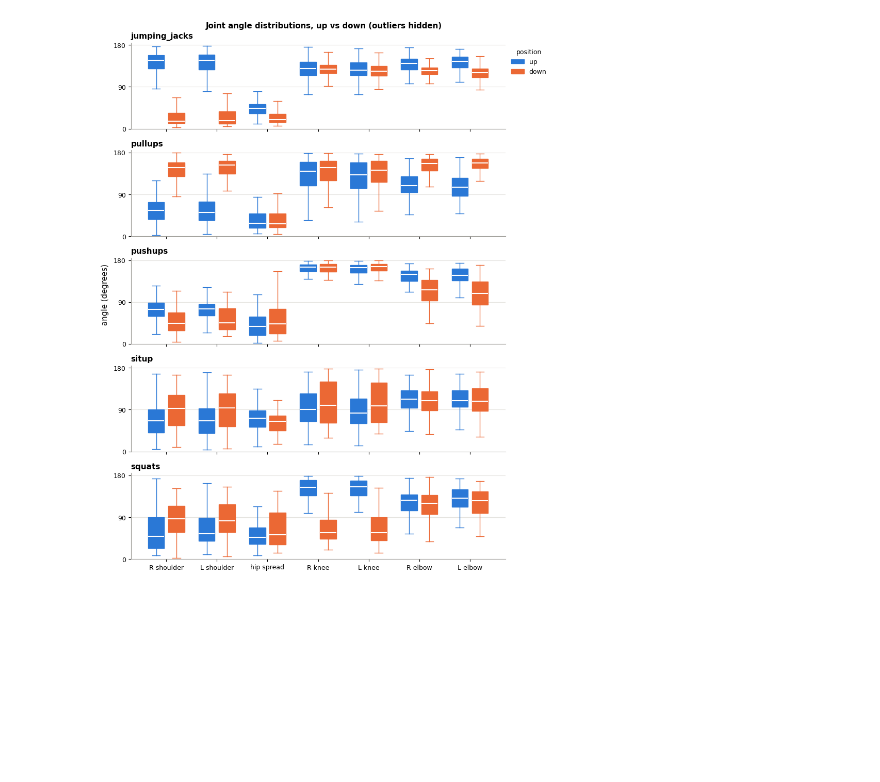
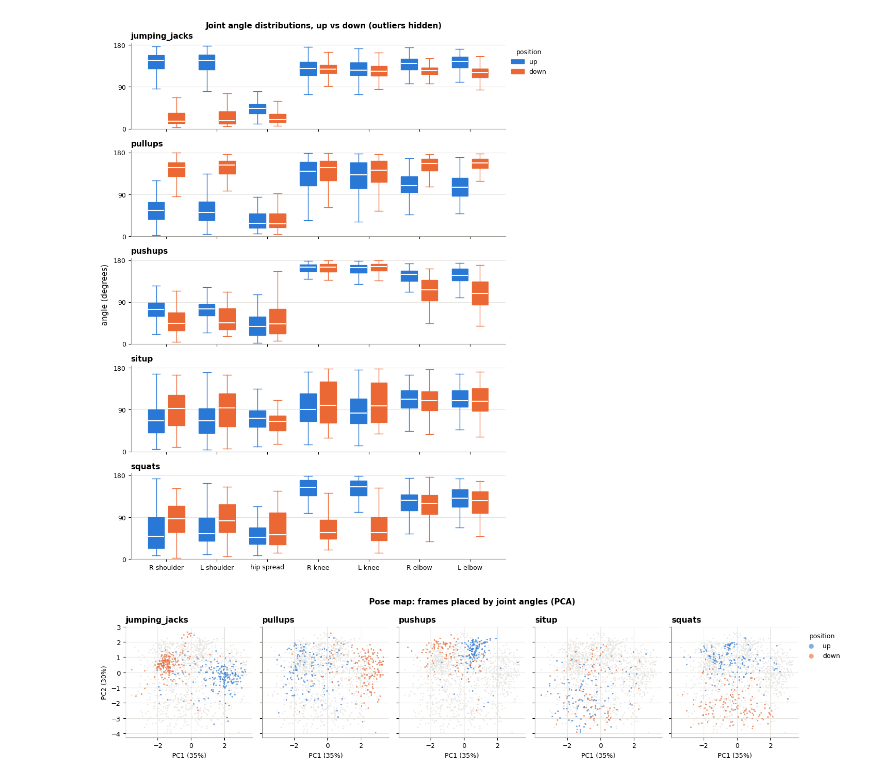
Before and after one commit to Ekimxii/fitness_pose_tracker, a Jupyter notebook: form_analysis.ipynb, the cells around one changed output. Saved outputs shown, nothing was run; the diff lists cells and outputs as text; code cells hidden in the pictures; blank space fills up the shorter version.

Commit message:
Created using Colab visualization 5

```diff
--- a/form_analysis.ipynb
+++ b/form_analysis.ipynb
@@ -163,3 +174,31 @@ fig.suptitle("Joint angle distributions, up vs down (outliers hidden)", fontweig
 plt.tight_layout()
 # %% [output]
 [figure]
+# %%
+# 5. Pose map: every frame placed by its joint angles (PCA), one panel per exercise
+import numpy as np
+from sklearn.decomposition import PCA
+from sklearn.preprocessing import StandardScaler
+
+X = StandardScaler().fit_transform(data[angle_cols])
+pca = PCA(n_components=2).fit(X)
+pc = pca.transform(X)
+var = pca.explained_variance_ratio_ * 100
+
+fig, axes = plt.subplots(1, len(exercises), figsize=(2.9 * len(exercises), 3.3),
+                         sharex=True, sharey=True)
+for ax, ex in zip(axes, exercises):
+    ax.scatter(pc[:, 0], pc[:, 1], s=3, color="#e5e4e0", linewidths=0)   # all frames, grey
+    for pos in ["up", "down"]:
+        m = ((data["exercise"] == ex) & (data["position"] == pos)).to_numpy()
+        ax.scatter(pc[m, 0], pc[m, 1], s=5, alpha=0.6, color=POS_COLORS[pos],
+                   linewidths=0, label=pos)
+    ax.set_title(ex, loc="left")
+    ax.set_xlabel(f"PC1 ({var[0]:.0f}%)")
+axes[0].set_ylabel(f"PC2 ({var[1]:.0f}%)")
+axes[-1].legend(title="position", frameon=False, markerscale=3,
+                loc="upper left", bbox_to_anchor=(1.0, 1.0))
+fig.suptitle("Pose map: frames placed by joint angles (PCA)", fontweight="bold")
+plt.tight_layout()
+# %% [output]
+[figure, added]
```
Also changed, not shown: parts of 3 cells of this notebook.
